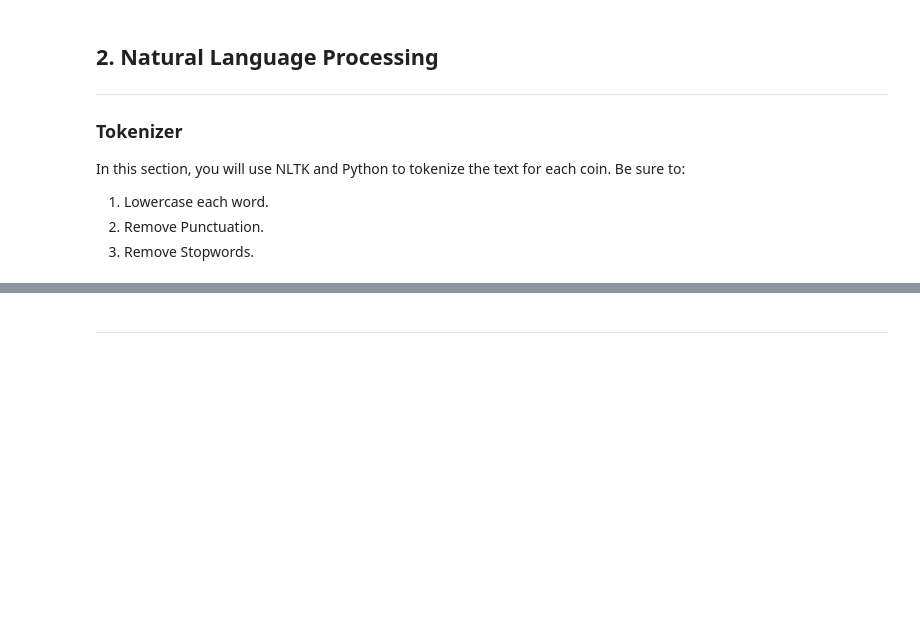
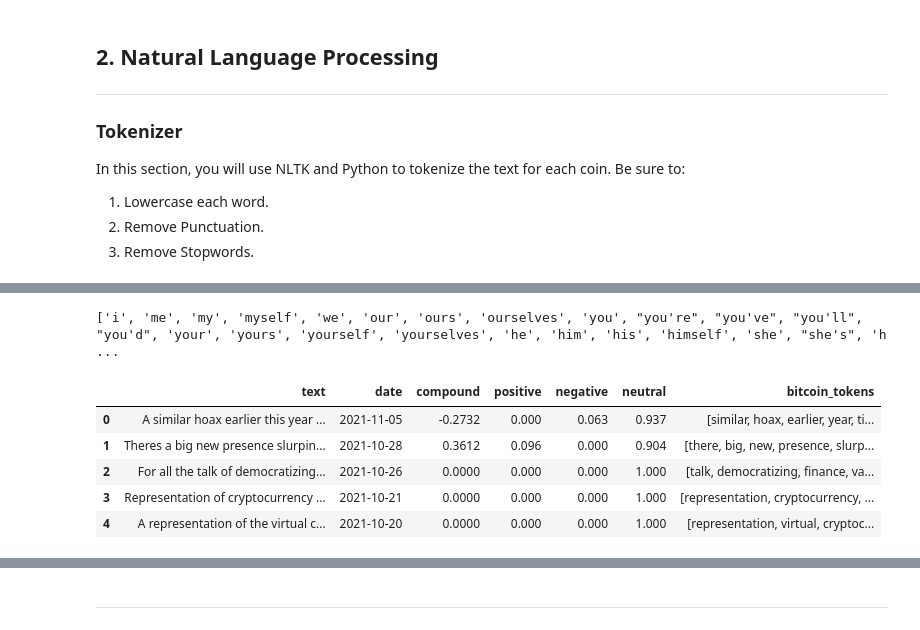
Before and after one commit to CurtisLym/tales_from_the_crypto, a Jupyter notebook: Starter_Code/crypto_sentiment.ipynb, the cells around one changed output, grey strips where cells are left out. Saved outputs shown, nothing was run; the diff lists cells and outputs as text; code cells hidden in the pictures; blank space fills up the shorter version.

```diff
--- a/Starter_Code/crypto_sentiment.ipynb
+++ b/Starter_Code/crypto_sentiment.ipynb
@@ -174,34 +285,31 @@ nltk.download('stopwords')
 lemmatizer = WordNetLemmatizer()
 # Create a list of stopwords
 # YOUR CODE HERE!
-sw = set(stopwords.words('english'))
+sw = stopwords.words('english')
 # Expand the default stopwords list if necessary
 # YOUR CODE HERE!
 print(sw)
+# %% [output]
+['i', 'me', 'my', 'myself', 'we', 'our', 'ours', 'ourselves', 'you', "you're", "you've", "you'll", "you'd", 'your', 'yours', 'yourself', 'yourselves', 'he', 'him', 'his', 'himself', 'she', "she's", 'h ...
-# %%
-sentence = sent_tokenize(ethereum_df['text'][0])
-
-regex = re.compile("[^a-zA-Z ]")
-re_clean = regex.sub('', sentence)
 # %%
 # Complete the tokenizer function
 def tokenizer(text):
     """Tokenizes text."""
     sentence = sent_tokenize(text)
     # Remove the punctuation from text
-    regex = re.compile("[^a-zA-Z ]")
-    re_clean = regex.sub('', sentence)
+    regex = re.compile("[^a-zA-Z]")
+    re_clean = regex.sub(' ', text)
 
     # Create a tokenized list of the words
     re_words = word_tokenize(re_clean)
     # Lemmatize words into root words
-    le_results = lemmatizer.lemmatizer(re_words)
 
     # Convert the words to lowercase
-    lower_case = [word.lower() for word in le_results]
+    tokens_lower = [word.lower() for word in re_words]
 
     # Remove the stop words
-    sw = set(stopwords.words('english'))
-    tokens = [word.lower() for word in lower_case if word.lower() not in sw]
+    tokens_sw = [word for word in tokens_lower if word not in sw]
+
+    tokens = [lemmatizer.lemmatize(word) for word in tokens_sw]
 
     return tokens
@@ -210,7 +316,18 @@ tokenizer(ethereum_df['text'][0])
+# %%
+eth_token = ethereum_df.text.apply(tokenizer)
+bit_token = bitcoin_df.text.apply(tokenizer)
 # %%
 # Create a new tokens column for Bitcoin
 # YOUR CODE HERE!
-bitcoin_df[bitcoin_tokens] =
+bitcoin_df['bitcoin_tokens'] = bit_token
+bitcoin_df.head()
+# %% [output]
+|  | text | date | compound | positive | negative | neutral | bitcoin_tokens |
+| 0 | A similar hoax earlier this year ... | 2021-11-05 | -0.2732 | 0.000 | 0.063 | 0.937 | [similar, hoax, earlier, year, ti... |
+| 1 | Theres a big new presence slurpin... | 2021-10-28 | 0.3612 | 0.096 | 0.000 | 0.904 | [there, big, new, presence, slurp... |
+| 2 | For all the talk of democratizing... | 2021-10-26 | 0.0000 | 0.000 | 0.000 | 1.000 | [talk, democratizing, finance, va... |
+| 3 | Representation of cryptocurrency ... | 2021-10-21 | 0.0000 | 0.000 | 0.000 | 1.000 | [representation, cryptocurrency, ... |
+| 4 | A representation of the virtual c... | 2021-10-20 | 0.0000 | 0.000 | 0.000 | 1.000 | [representation, virtual, cryptoc... |
 # %%
 # Create a new tokens column for Ethereum
 # YOUR CODE HERE!
```
Also changed, not shown: parts of 31 cells of this notebook.
